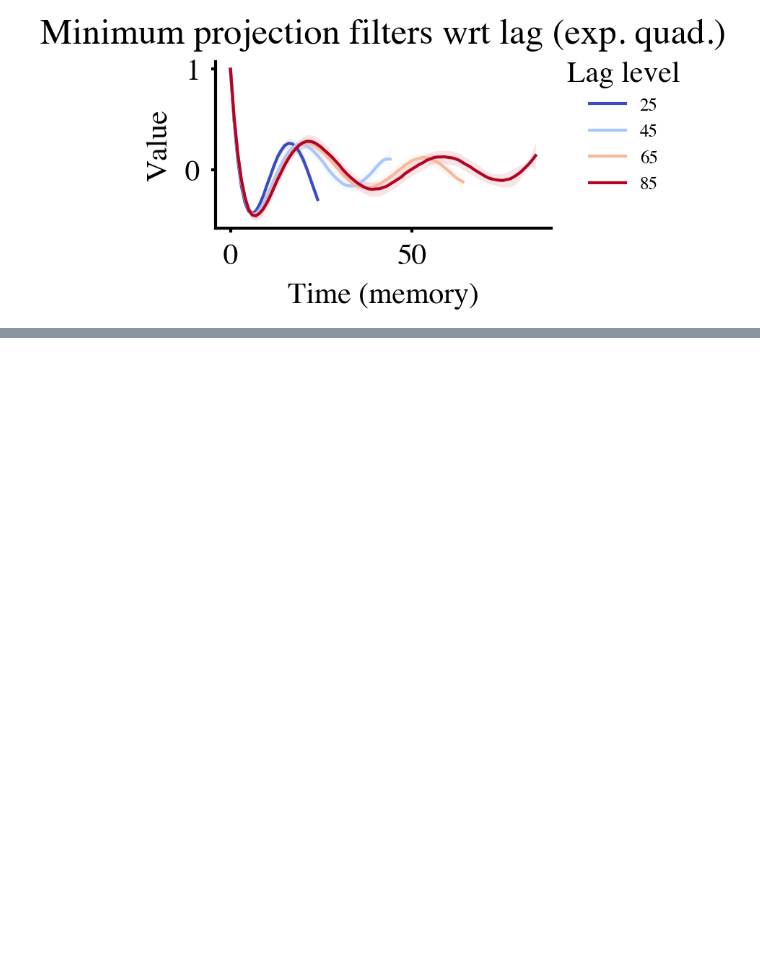
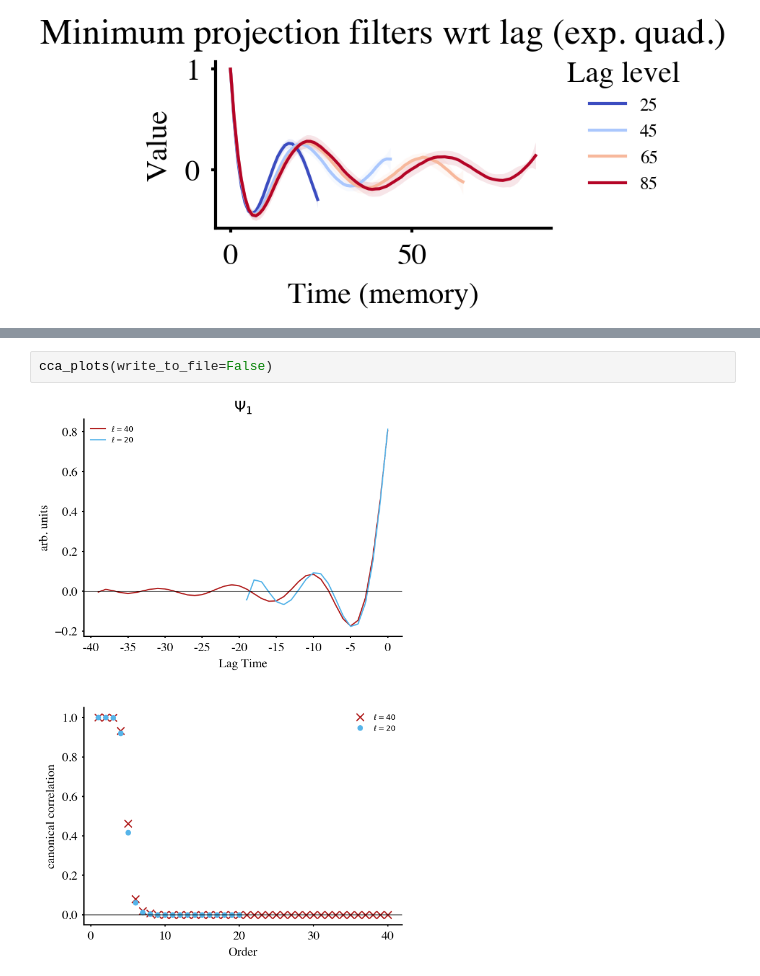
Before and after one commit to ShawnQin/ReSU, a Jupyter notebook: gaussian_processes.ipynb, the cells around one changed output, grey strips where cells are left out. Cells and saved outputs as stored; diff of their text form; blank space fills up the shorter version.

Commit message:
add supplemenary figure code

```diff
--- a/gaussian_processes.ipynb
+++ b/gaussian_processes.ipynb
@@ -1153,0 +1299,4 @@ plot_filters_statistics(
+# %%
+cca_plots(write_to_file=False)
+# %% [output]
+[figure, added]
```
Also changed, not shown: parts of 3 cells of this notebook.
